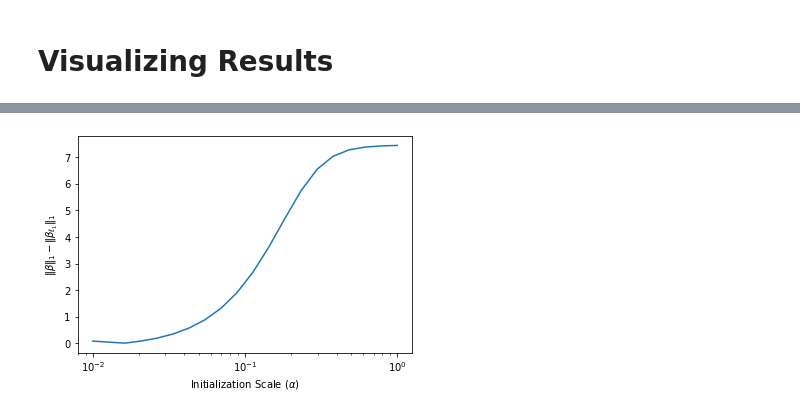
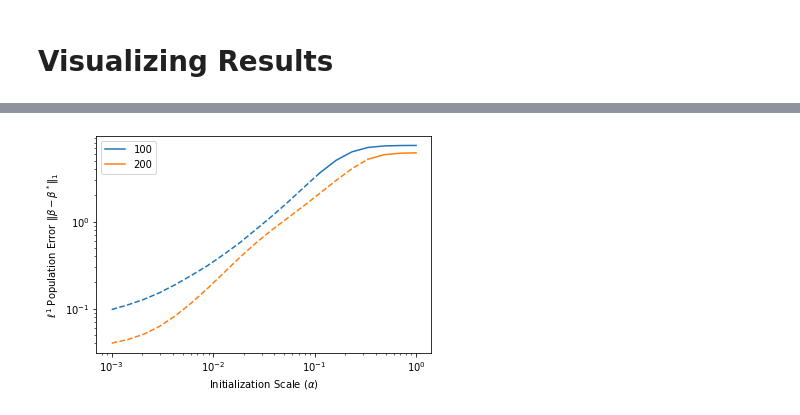
Before and after one commit to smithhenryd/NN-Kernel-and-Rich-Regimes, a Jupyter notebook: Code/Model_Generalization/Sparse Linear Regression/Sparse_Regression_pynb.ipynb, the cells around one changed output, grey strips where cells are left out. Cells and saved outputs as stored; diff of their text form; code cells hidden in the pictures.

```diff
--- a/Code/Model_Generalization/Sparse Linear Regression/Sparse_Regression_pynb.ipynb
+++ b/Code/Model_Generalization/Sparse Linear Regression/Sparse_Regression_pynb.ipynb
@@ -129,20 +158,30 @@ fig.savefig('population_error_log.png', dpi=300)
-# %%
-# Plot excess l1 norm of the gradient descent solution, as considered in Woodworth et al. 2020
-dist300 = [abs(np.linalg.norm((tf.math.square(i)[0:d] - tf.math.square(i)[d:]), ord=1) - l1_solution) for i in output300[3]]
-
-fig = plt.figure(1)
-
-plt.plot(alphas, dist300)
-
-plt.xscale("log")
-#plt.yscale("log")
-
-plt.xlabel(r"Initialization Scale ($\alpha$)")
-plt.ylabel(r"$\Vert \beta \Vert_1 - \Vert \beta_{\ell_1}\Vert_1$")
-plt.show()
-fig.savefig('visualize_exccess_l1.png', dpi=300)
-# %% [output]
-[figure, removed]
+# %%
+# Likewise, we look at the \ell^1 distance between the learned and true beta vector as a measure of the population error
+
+l1error50 = [np.linalg.norm((tf.math.square(i)[0:d] - tf.math.square(i)[d:]) - beta_0, ord=1) for i in output50[3]]
+l1error100 = [np.linalg.norm((tf.math.square(i)[0:d] - tf.math.square(i)[d:]) - beta_0, ord=1) for i in output100[3]]
+l1error200 = [np.linalg.norm((tf.math.square(i)[0:d] - tf.math.square(i)[d:]) - beta_0, ord=1) for i in output200[3]]
+
+fig = plt.figure(1)
+
+#plt.plot(alphas[0:min(converge50)], l1error50[0:min(converge50)], color="#2ca02c", linestyle="dashed")
+#plt.plot(alphas[(min(converge50)-1):], l1error50[(min(converge50)-1):], color="#2ca02c", label="50")
+plt.plot(alphas[0:min(converge100)], l1error100[0:min(converge100)], color="#1f77b4", linestyle="dashed")
+plt.plot(alphas[(min(converge100)-1):], l1error100[(min(converge100)-1):], color="#1f77b4", label="100")
+plt.plot(alphas[0:min(converge200)], l1error200[0:min(converge200)], color="#ff7f0e", linestyle="dashed")
+plt.plot(alphas[(min(converge200)-1):], l1error200[(min(converge200)-1):], color="#ff7f0e",label="200")
+
+
+plt.xscale("log")
+plt.yscale("log")
+plt.legend()
+
+plt.xlabel(r"Initialization Scale ($\alpha$)")
+plt.ylabel(r"$\ell^1$ Population Error $\Vert \beta - \beta^* \Vert_1$")
+plt.show()
+fig.savefig('11_population_error_log.png', dpi=300)
+# %% [output]
+[figure, added]
 # %%
 # Plot the number of iterations necessary for gradient descent to converge below 10^(-4),
 # our predetmined threshold on the training loss
```
Also changed, not shown: parts of 14 cells of this notebook.
